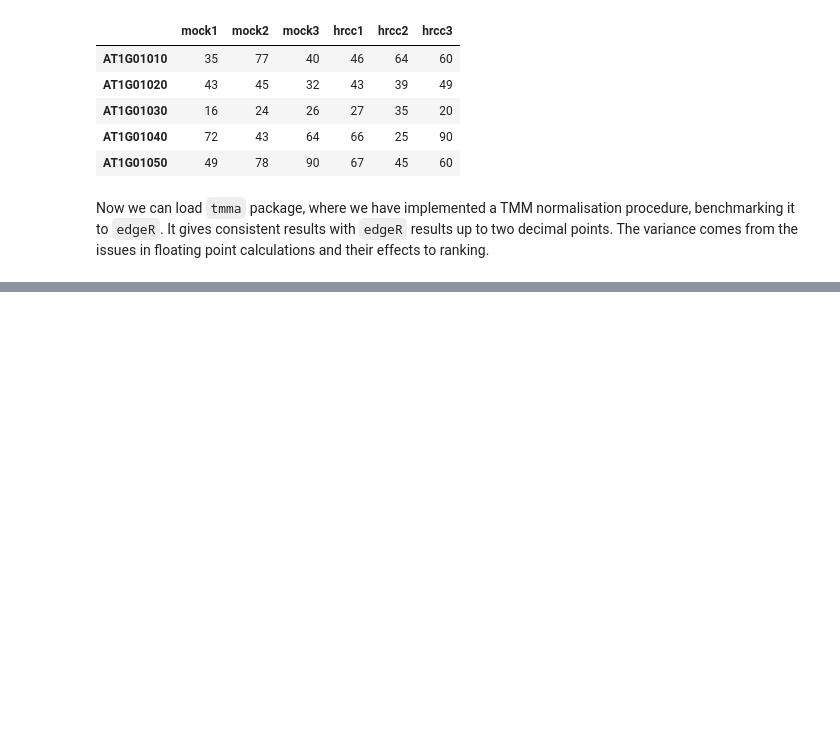
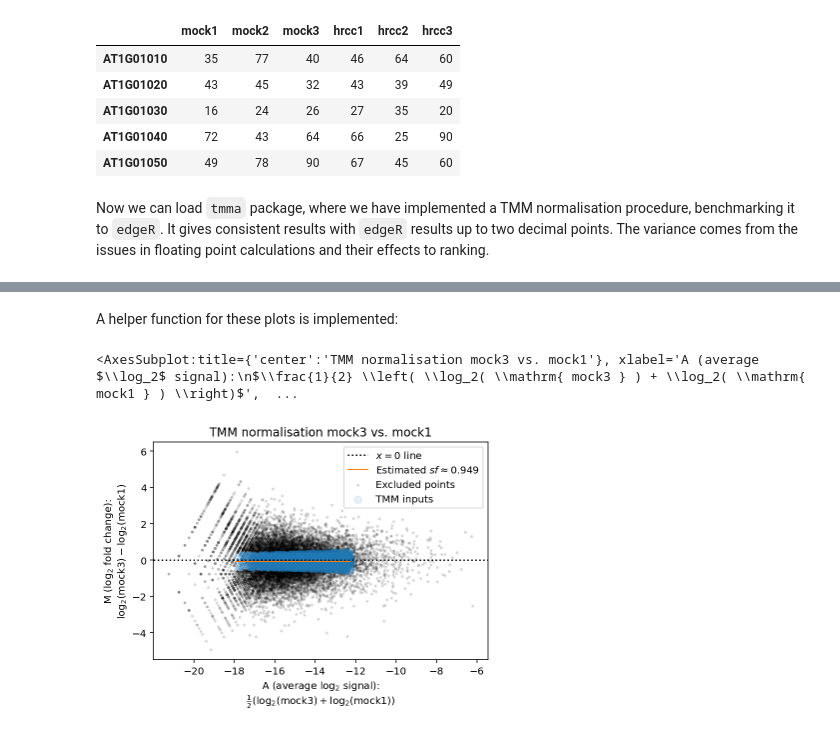
Before and after one commit to lukauskas/tmma, a Jupyter notebook: examples/Arabidopsis dataset.ipynb, the cells around one changed output, grey strips where cells are left out. Drawn from its saved outputs; the diff is of its cells as text; code cells hidden in the pictures; blank space fills up the shorter version.

```diff
--- a/examples/Arabidopsis dataset.ipynb
+++ b/examples/Arabidopsis dataset.ipynb
@@ -59,0 +212,7 @@ Note that warnings above come from us trying to follow the R implementation (whi
+# %% [markdown]
+A helper function for these plots is implemented:
+# %%
+tmma.plot_two_sample_tmm(obs, ref)
+# %% [output]
+<AxesSubplot:title={'center':'TMM normalisation mock3 vs. mock1'}, xlabel='A (average $\\log_2$ signal):\n$\\frac{1}{2} \\left( \\log_2( \\mathrm{ mock3 } ) + \\log_2( \\mathrm{ mock1 } ) \\right)$',  ...
+[figure, added]
```
Also changed, not shown: parts of 22 cells of this notebook, 7 other files.
